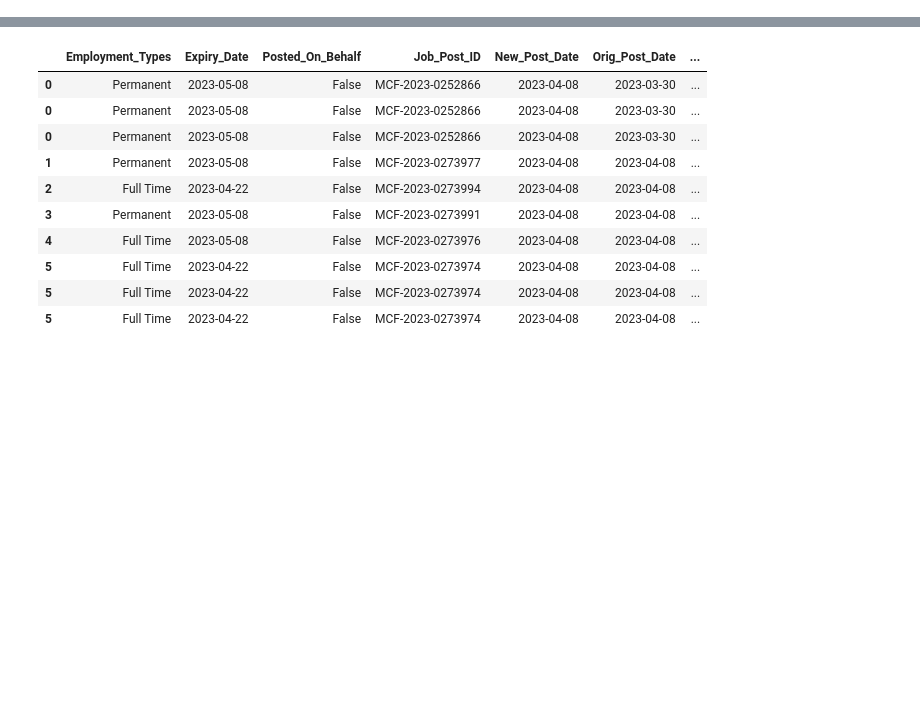
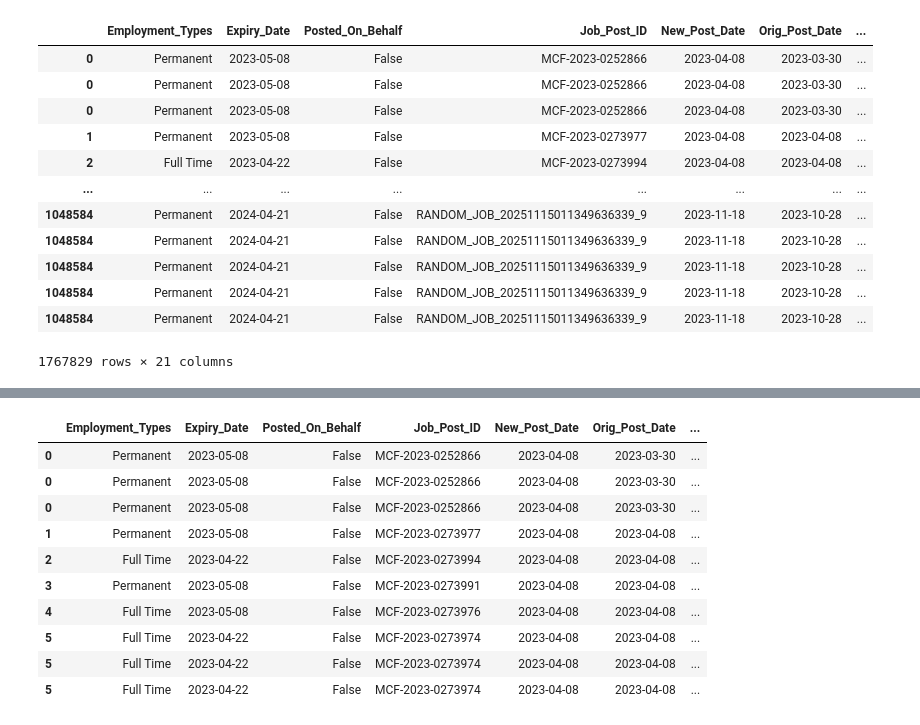
Before and after one commit to codeforlife888/DSAI6-Assignment1, a Jupyter notebook: notebooks/EDA2.ipynb, the cells around one changed output, grey strips where cells are left out. Saved outputs shown, nothing was run; the diff lists cells and outputs as text; code cells hidden in the pictures; blank space fills up the shorter version.

```diff
--- a/notebooks/EDA2.ipynb
+++ b/notebooks/EDA2.ipynb
@@ -6,2 +7,19 @@ import numpy as np
 df = pd.read_csv("../data/output2.csv", sep=";", index_col=0)
+# %%
+# view the data
+df
+# %% [output]
+|  | Employment_Types | Expiry_Date | Posted_On_Behalf | Job_Post_ID | New_Post_Date | Orig_Post_Date | ... |
+| 0 | Permanent | 2023-05-08 | False | MCF-2023-0252866 | 2023-04-08 | 2023-03-30 | ... |
+| 0 | Permanent | 2023-05-08 | False | MCF-2023-0252866 | 2023-04-08 | 2023-03-30 | ... |
+| 0 | Permanent | 2023-05-08 | False | MCF-2023-0252866 | 2023-04-08 | 2023-03-30 | ... |
+| 1 | Permanent | 2023-05-08 | False | MCF-2023-0273977 | 2023-04-08 | 2023-04-08 | ... |
+| 2 | Full Time | 2023-04-22 | False | MCF-2023-0273994 | 2023-04-08 | 2023-04-08 | ... |
+| ... | ... | ... | ... | ... | ... | ... | ... |
+| 1048584 | Permanent | 2024-04-21 | False | RANDOM_JOB_20251115011349636339_9 | 2023-11-18 | 2023-10-28 | ... |
+| 1048584 | Permanent | 2024-04-21 | False | RANDOM_JOB_20251115011349636339_9 | 2023-11-18 | 2023-10-28 | ... |
+| 1048584 | Permanent | 2024-04-21 | False | RANDOM_JOB_20251115011349636339_9 | 2023-11-18 | 2023-10-28 | ... |
+| 1048584 | Permanent | 2024-04-21 | False | RANDOM_JOB_20251115011349636339_9 | 2023-11-18 | 2023-10-28 | ... |
+| 1048584 | Permanent | 2024-04-21 | False | RANDOM_JOB_20251115011349636339_9 | 2023-11-18 | 2023-10-28 | ... |
+1767829 rows × 21 columns
 # %%
```
Also changed, not shown: parts of 15 cells of this notebook, 2 other files.
